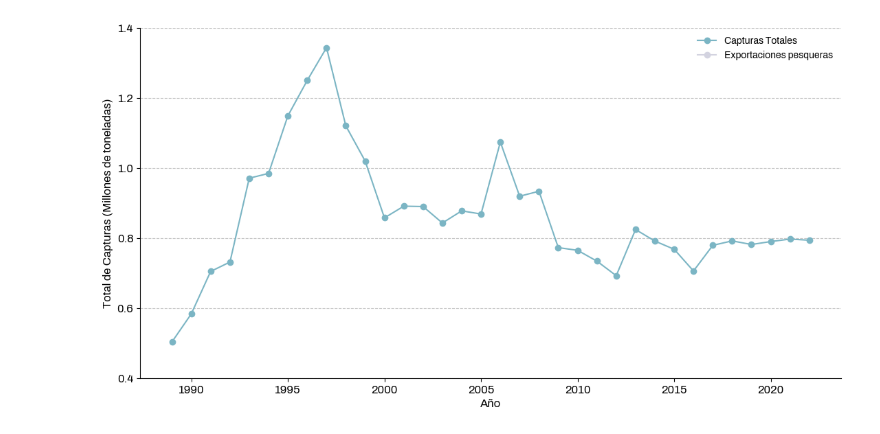
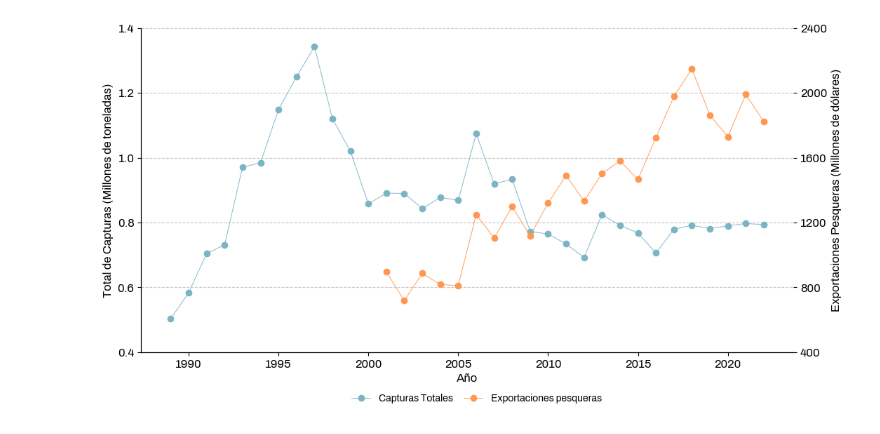
Before and after one commit to dbrisaro/proyecto_pesca, a Jupyter notebook: capturas_evolucion.ipynb, the cells around one changed output. Cells and saved outputs as stored; diff of their text form; code cells hidden in the pictures.

```diff
--- a/capturas_evolucion.ipynb
+++ b/capturas_evolucion.ipynb
@@ -92,21 +89,37 @@ datos = {
 # Crear el DataFrame
 df_expos = pd.DataFrame(datos)
 # %%
-fig = plt.figure(figsize=(12, 6))
+fig, ax = plt.subplots(figsize=(12, 6))
 
-ax = plt.axes([0.05, 0.05, 0.85, 0.85])
-
-ax.plot(datos_desembarques['Año'], datos_desembarques['Total']/1e6, marker='o', linestyle='-', color=fundar_colores_primarios[0], label='Capturas Totales')
-ax.plot(df_expos['Año'], df_expos['Exportaciones Pesqueras (Millones de dólares)'], marker='o', linestyle='-', color=fundar_colores_primarios[2], label='Exportaciones pesqueras')
-
+# Plot para las Capturas Totales
+ax.plot(datos_desembarques['Año'], datos_desembarques['Total']/1e6, marker='o', linestyle='-',
+        lw=0.65, color=fundar_colores_primarios[0], label='Capturas Totales')
 ax.set_xlabel('Año', fontsize=12, color='black')
 ax.set_ylabel('Total de Capturas (Millones de toneladas)', fontsize=12, color='black')
-#ax.set_title('Evolución de Capturas Totales por Año', fontsize=14, color='black')
 ax.grid(axis='y', linestyle='--', alpha=0.7)
-ax.legend(loc='upper right', frameon=False)
-ax.set_ylim([0.4,1.4])
+ax.legend(loc='upper center',
+                  bbox_to_anchor=(0.4, -.1),
+                  frameon=False)
+ax.set_ylim([0.4, 1.4])
 ax.spines.right.set_visible(False)
 ax.spines.top.set_visible(False)
 ax.tick_params(axis='both', which='both', labelsize=12, colors='black')
+
+# Crear un segundo eje y para las Exportaciones Pesqueras
+ax2 = ax.twinx()
+ax2.plot(df_expos['Año'], df_expos['Exportaciones Pesqueras (Millones de dólares)'], marker='o', linestyle='-',
+         lw=0.65, color=fundar_colores_primarios[4], label='Exportaciones pesqueras')
+ax2.set_ylabel('Exportaciones Pesqueras (Millones de dólares)', fontsize=12, color='black')
+ax2.legend(loc='upper center',
+                  bbox_to_anchor=(0.6, -.1),
+                  frameon=False)
+ax2.spines.right.set_visible(False)
+ax2.spines.top.set_visible(False)
+ax2.set_ylim([400,2400])
+ax2.set_yticks([400, 800, 1200, 1600, 2000, 2400])
+ax2.tick_params(axis='y', which='both', labelsize=12, colors='black')
+
+fig.savefig('/home/daniufundar/Documents/Fundar/proyecto_pesca/figs/' + 'evolucion_capturas.pdf')
+fig.savefig('/home/daniufundar/Documents/Fundar/proyecto_pesca/figs/' + 'evolucion_capturas.png', dpi=400)
 # %% [output]
-[figure, old version]
+[figure, new version]
```
Also changed, not shown: parts of 3 cells of this notebook, 4 other files.
